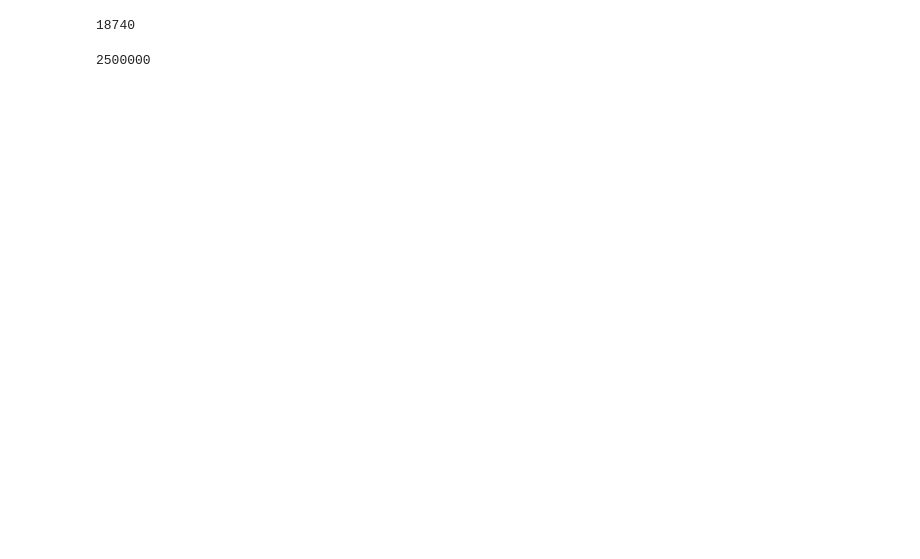
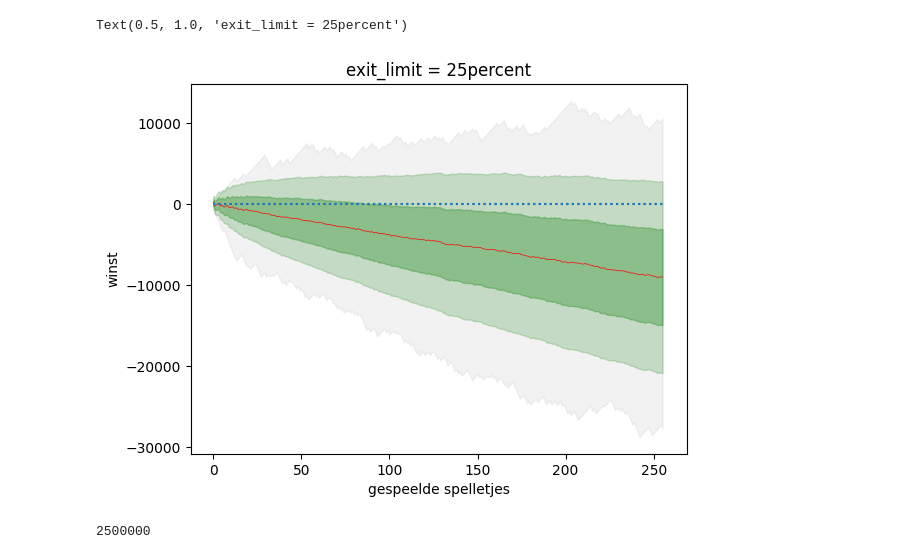
Before and after one commit to DanielDondorp/projecteuler, a Jupyter notebook: content/Untitled.ipynb, the cells around one changed output. Drawn from its saved outputs; the diff is of its cells as text; code cells hidden in the pictures; blank space fills up the shorter version.

```diff
--- a/content/Untitled.ipynb
+++ b/content/Untitled.ipynb
@@ -99,7 +96,24 @@ ax.hlines([0,0], 0, 256, ls = ":")
+# %%
+money = np.vstack([np.cumsum([game(win_limit = 1.25) for _ in range(256)]) for _ in range(1000)])
 # %%
-np.max(simulation)
+fig, ax = plt.subplots()
+median = np.median(money, axis = 0)
+err = np.std(money, axis = 0)
+min = np.min(money, axis = 0)
+max = np.max(money, axis = 0)
+# for m in money:
+#     ax.scatter(range(len(m)), m, alpha = 0.01, color = "gray")
+ax.plot(median, c = "r" , lw = 0.5, label = "Gemiddelde winst")
+ax.fill_between(range(len(err)), median-err, median+err, alpha = 0.3, color="green")
+ax.fill_between(range(len(err)), median - 2*err, median+2*err, alpha = 0.2, color="green")
+ax.fill_between(range(len(err)), min, max, alpha = 0.1, color = "gray")
+ax.set_xlabel("gespeelde spelletjes")
+ax.set_ylabel("winst")
+ax.hlines([0, 0], 0, len(err), ls = ":")
+ax.set_title(f"exit_limit = 25percent")
 # %% [output]
-18740
+Text(0.5, 1.0, 'exit_limit = 25percent')
+[figure, added]
 # %%
 50*50*1000
 # %% [output]
```
Also changed, not shown: parts of 8 cells of this notebook, 2 other files.
